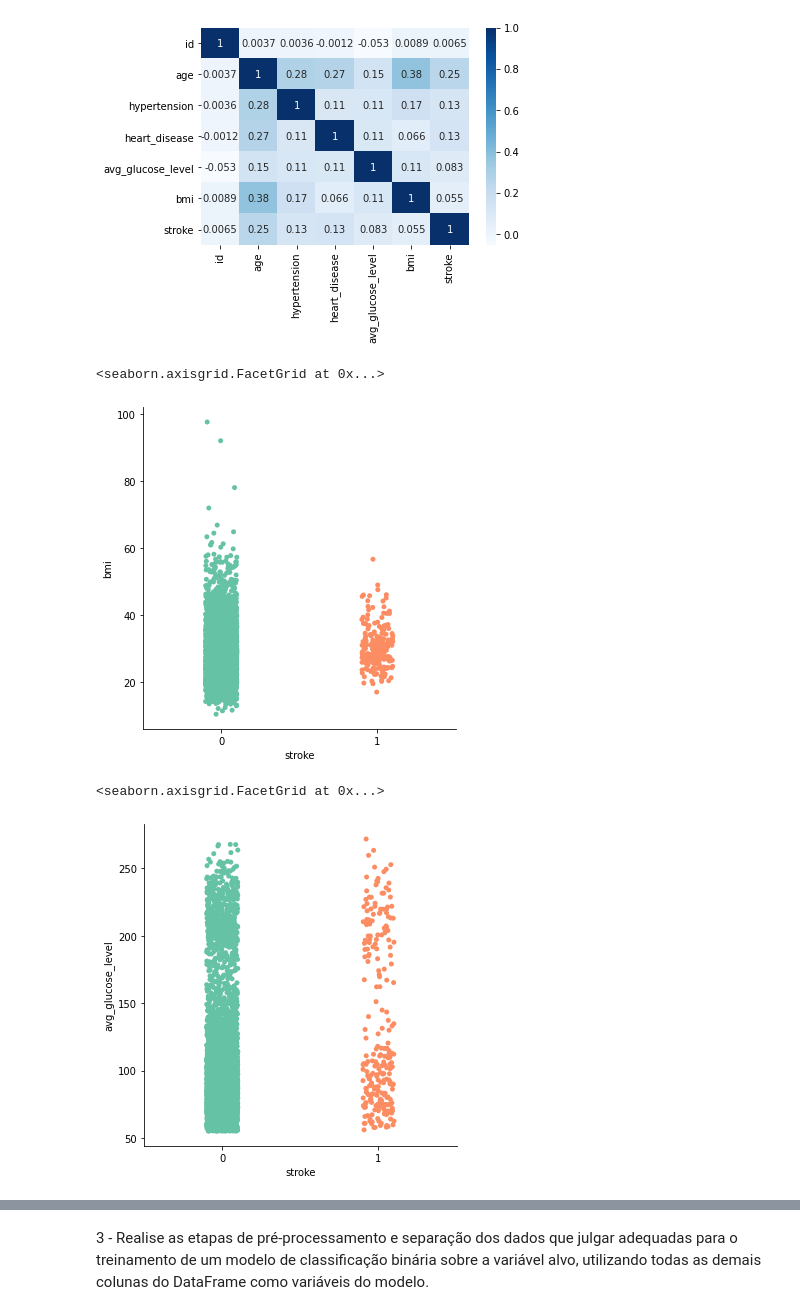
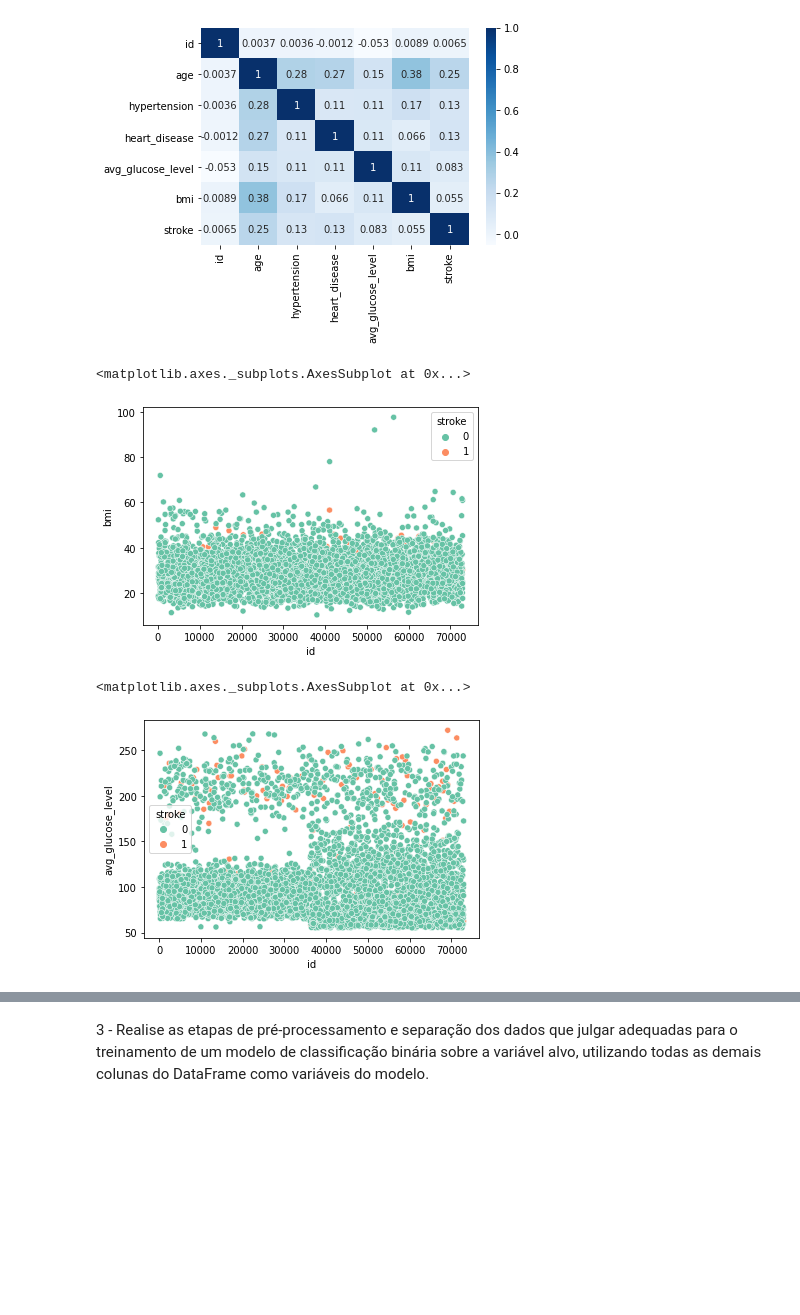
Before and after one commit to sarahgottardi/prova_ds, a Jupyter notebook: Data_Science_Basico.ipynb, the cells around one changed output, grey strips where cells are left out. Cells and saved outputs as stored; diff of their text form; code cells hidden in the pictures; blank space fills up the shorter version.

```diff
--- a/Data_Science_Basico.ipynb
+++ b/Data_Science_Basico.ipynb
@@ -125,12 +123,12 @@ sns.heatmap(df.corr('spearman'), annot =True, cmap='Blues')
 <matplotlib.axes._subplots.AxesSubplot at 0x...>
 [figure]
 # %%
-sns.catplot(x = 'stroke', y = 'bmi', hue='stroke', palette = 'Set2', data = df )
+sns.scatterplot(x = 'id', y = 'bmi', hue='stroke', palette = 'Set2', data = df )
 # %% [output]
-<seaborn.axisgrid.FacetGrid at 0x...>
+<matplotlib.axes._subplots.AxesSubplot at 0x...>
-[figure, old version]
+[figure, new version]
 # %%
-sns.catplot(x = 'stroke', y = 'avg_glucose_level', hue='stroke', palette = 'Set2', data = df )
+sns.scatterplot(x = 'id', y = 'avg_glucose_level', hue='stroke', palette = 'Set2', data = df )
 # %% [output]
-<seaborn.axisgrid.FacetGrid at 0x...>
+<matplotlib.axes._subplots.AxesSubplot at 0x...>
-[figure, old version]
+[figure, new version]
```
Also changed, not shown: parts of 9 cells of this notebook.
